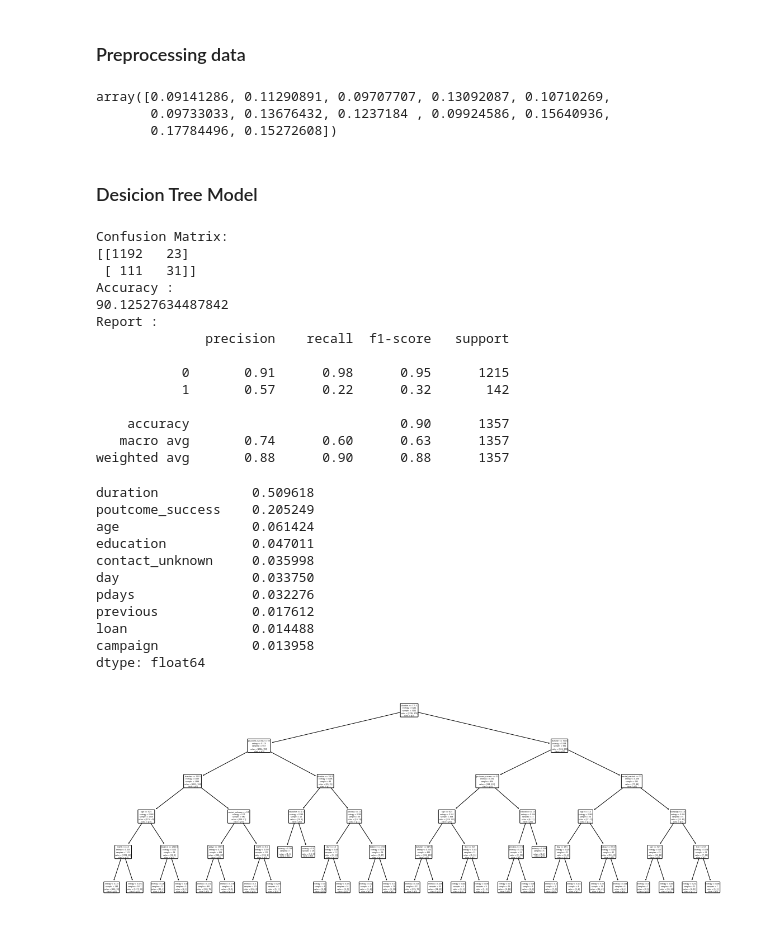
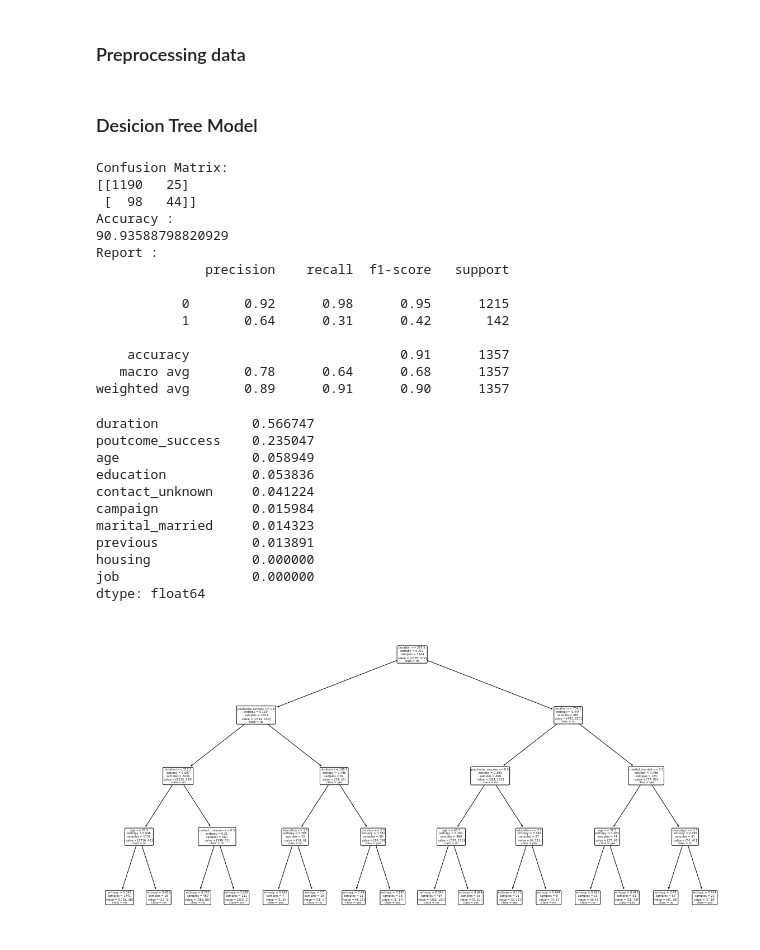
Before and after one commit to linhhvo/machine-learning-assignments, a Jupyter notebook: classification.ipynb, the cells around one changed output. Cells and saved outputs as stored; diff of their text form; code cells hidden in the pictures.

```diff
--- a/classification.ipynb
+++ b/classification.ipynb
@@ -35,68 +36,58 @@ from datetime import datetime
 data['month'] = data['month'].transform(lambda x : datetime.strptime(x, '%b').month)
+# %%
+encoding_pipeline = Pipeline([
+    ('encode_others', ce.OneHotEncoder(cols=['marital', 'contact', 'poutcome'], use_cat_names=True, return_df=True)),
+    ('encode_job', ce.JamesSteinEncoder(cols=['job'], return_df=True))
+])
+
+data_transformed = encoding_pipeline.fit_transform(data, data['subscribed'])
 # %%
-X = data.drop(columns=['subscribed'])
-y = data['subscribed']
+X = data_transformed.drop(columns=['subscribed'])
+y = data_transformed['subscribed']
 # %%
 X_train, X_test, y_train, y_test = train_test_split(X, y, test_size=0.3, random_state = 100)
-# %%
-from sklearn.pipeline import Pipeline
-
-encoding_pipeline = Pipeline([
-    ('encode_others', ce.OneHotEncoder(cols=['marital', 'contact', 'poutcome'], use_cat_names=True, return_df=True)),
-    ('encode_job', ce.JamesSteinEncoder(cols=['job'], return_df=True))
-])
-
-X_train = encoding_pipeline.fit_transform(X_train, y_train)
-
-X_test = encoding_pipeline.transform(X_test)
-# %%
-X_train['job'].unique()
-# %% [output]
-array([0.09141286, 0.11290891, 0.09707707, 0.13092087, 0.10710269,
-       0.09733033, 0.13676432, 0.1237184 , 0.09924586, 0.15640936,
-       0.17784496, 0.15272608])
 # %% [markdown]
 <h3>Desicion Tree Model</h3>
 # %%
-tree_classifier = DecisionTreeClassifier(criterion="gini", random_state = 100, max_depth = 5, min_samples_leaf = 5)
+tree_classifier = DecisionTreeClassifier(criterion="gini", random_state = 100, max_depth = 4, min_samples_leaf = 5)
 
 tree_classifier.fit(X_train, y_train)
-y_pred = tree_classifier.predict(X_test)
-evaluate(y_test, y_pred)
+y_pred_tree = tree_classifier.predict(X_test)
+evaluate(y_test, y_pred_tree)
 # %% [output]
 Confusion Matrix:
-[[1192   23]
- [ 111   31]]
+[[1190   25]
+ [  98   44]]
 Accuracy :
-90.12527634487842
+90.93588798820929
 Report :
               precision    recall  f1-score   support
 
-           0       0.91      0.98      0.95      1215
-           1       0.57      0.22      0.32       142
+           0       0.92      0.98      0.95      1215
+           1       0.64      0.31      0.42       142
 
-    accuracy                           0.90      1357
-   macro avg       0.74      0.60      0.63      1357
-weighted avg       0.88      0.90      0.88      1357
+    accuracy                           0.91      1357
+   macro avg       0.78      0.64      0.68      1357
+weighted avg       0.89      0.91      0.90      1357
 # %%
-feature_imp = pd.Series(tree_classifier.feature_importances_, index = X_train.columns).sort_values(ascending=False)[:10]
-print(feature_imp)
+feature_imp_tree = pd.Series(tree_classifier.feature_importances_, index = X_train.columns).sort_values(ascending=False)[:10]
+print(feature_imp_tree)
 # %% [output]
-duration            0.509618
-poutcome_success    0.205249
-age                 0.061424
-education           0.047011
-contact_unknown     0.035998
-day                 0.033750
-pdays               0.032276
-previous            0.017612
-loan                0.014488
-campaign            0.013958
+duration            0.566747
+poutcome_success    0.235047
+age                 0.058949
+education           0.053836
+contact_unknown     0.041224
+campaign            0.015984
+marital_married     0.014323
+previous            0.013891
+housing             0.000000
+job                 0.000000
 dtype: float64
 # %%
-plt.figure(figsize=(20,7))
+plt.figure(figsize=(20,10))
 
-plot_tree(tree_classifier, feature_names=X_train.columns, class_names=True, rounded=True)
+plot_tree(tree_classifier, feature_names=X_train.columns, class_names=['no', 'yes'], rounded=True)
 plt.show()
 # %% [output]
-[figure, old version]
+[figure, new version]
```
Also changed, not shown: parts of 9 cells of this notebook.
